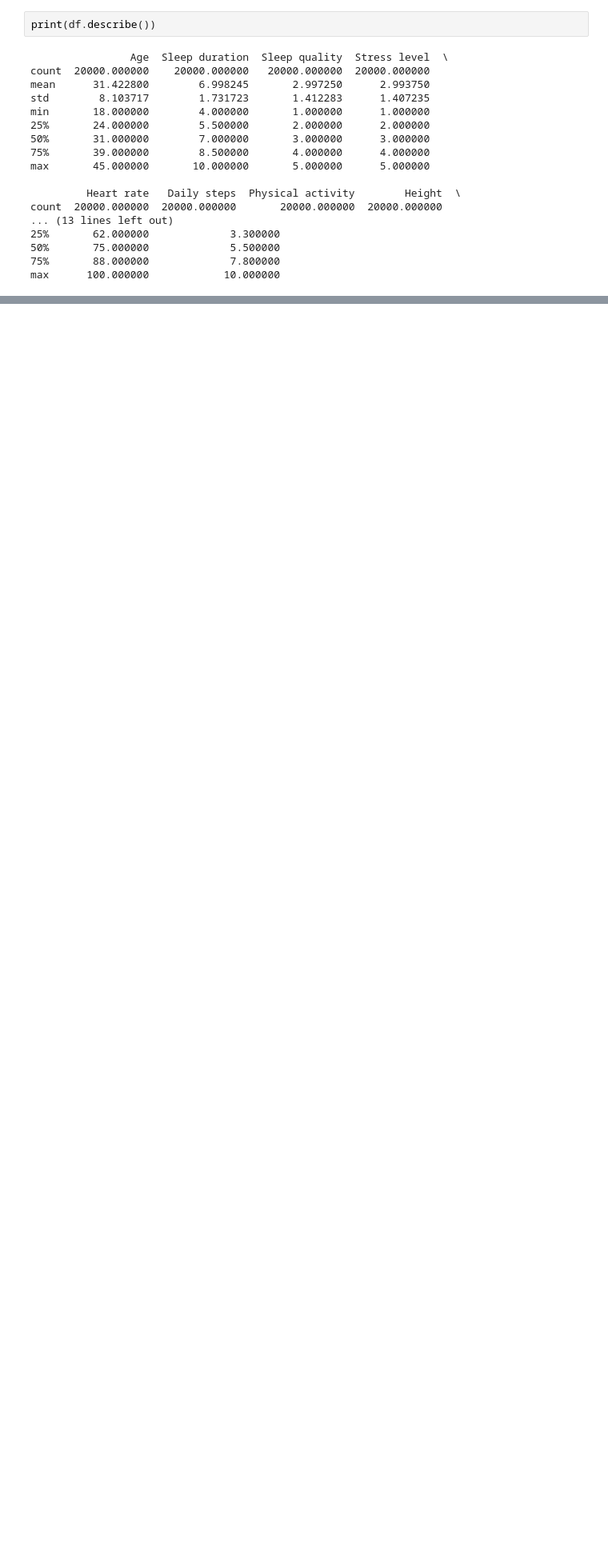
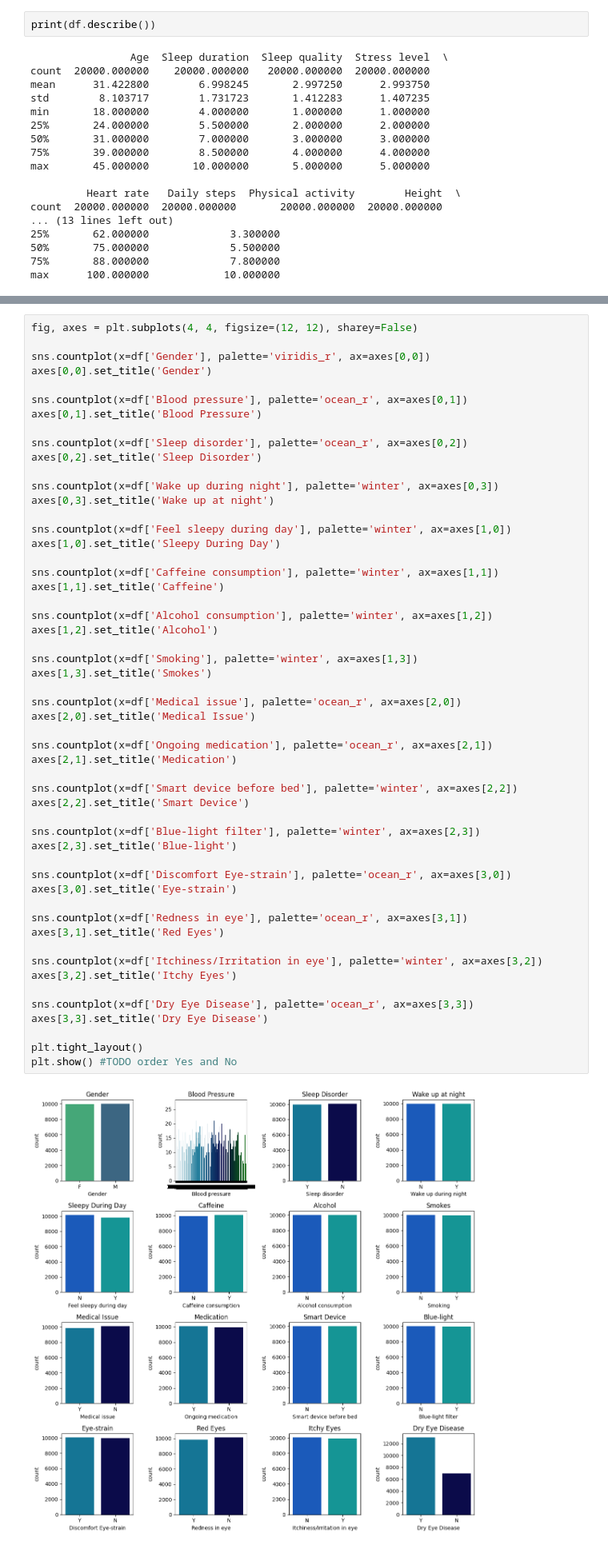
Before and after one commit to JuanManiglia/DS102024, a Jupyter notebook: 3-MachineLearning/10-Proyecto_ML/src/notebooks/limpieza.ipynb, the cells around one changed output, grey strips where cells are left out. Shown: that part at 80% size. Saved outputs shown, nothing was run; the diff lists cells and outputs as text; blank space fills up the shorter version.

```diff
--- a/3-MachineLearning/10-Proyecto_ML/src/notebooks/limpieza.ipynb
+++ b/3-MachineLearning/10-Proyecto_ML/src/notebooks/limpieza.ipynb
@@ -310,0 +265,55 @@ En la sección cualitativa hay una cantidad equilibrada de datos, tanto masculin
+# %%
+fig, axes = plt.subplots(4, 4, figsize=(12, 12), sharey=False)
+
+sns.countplot(x=df['Gender'], palette='viridis_r', ax=axes[0,0])
+axes[0,0].set_title('Gender')
+
+sns.countplot(x=df['Blood pressure'], palette='ocean_r', ax=axes[0,1])
+axes[0,1].set_title('Blood Pressure')
+
+sns.countplot(x=df['Sleep disorder'], palette='ocean_r', ax=axes[0,2])
+axes[0,2].set_title('Sleep Disorder')
+
+sns.countplot(x=df['Wake up during night'], palette='winter', ax=axes[0,3])
+axes[0,3].set_title('Wake up at night')
+
+sns.countplot(x=df['Feel sleepy during day'], palette='winter', ax=axes[1,0])
+axes[1,0].set_title('Sleepy During Day')
+
+sns.countplot(x=df['Caffeine consumption'], palette='winter', ax=axes[1,1])
+axes[1,1].set_title('Caffeine')
+
+sns.countplot(x=df['Alcohol consumption'], palette='winter', ax=axes[1,2])
+axes[1,2].set_title('Alcohol')
+
+sns.countplot(x=df['Smoking'], palette='winter', ax=axes[1,3])
+axes[1,3].set_title('Smokes')
+
+sns.countplot(x=df['Medical issue'], palette='ocean_r', ax=axes[2,0])
+axes[2,0].set_title('Medical Issue')
+
+sns.countplot(x=df['Ongoing medication'], palette='ocean_r', ax=axes[2,1])
+axes[2,1].set_title('Medication')
+
+sns.countplot(x=df['Smart device before bed'], palette='winter', ax=axes[2,2])
+axes[2,2].set_title('Smart Device')
+
+sns.countplot(x=df['Blue-light filter'], palette='winter', ax=axes[2,3])
+axes[2,3].set_title('Blue-light')
+
+sns.countplot(x=df['Discomfort Eye-strain'], palette='ocean_r', ax=axes[3,0])
+axes[3,0].set_title('Eye-strain')
+
+sns.countplot(x=df['Redness in eye'], palette='ocean_r', ax=axes[3,1])
+axes[3,1].set_title('Red Eyes')
+
+sns.countplot(x=df['Itchiness/Irritation in eye'], palette='winter', ax=axes[3,2])
+axes[3,2].set_title('Itchy Eyes')
+
+sns.countplot(x=df['Dry Eye Disease'], palette='ocean_r', ax=axes[3,3])
+axes[3,3].set_title('Dry Eye Disease')
+
+plt.tight_layout()
+plt.show() #TODO order Yes and No
+# %% [output]
+[figure, added]
```
Also changed, not shown: parts of 91 cells of this notebook, 2 other files.
